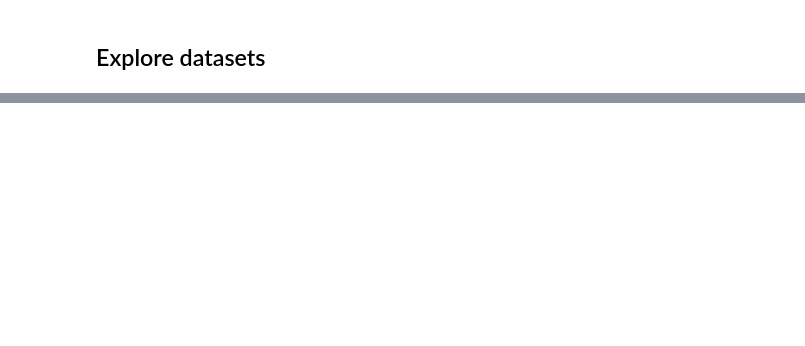
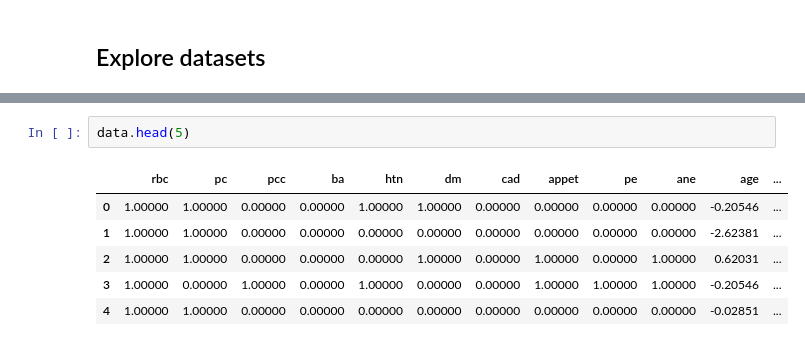
Before and after one commit to ybendou/mini-projet-ml-mce, a Jupyter notebook: explore/explore1.ipynb, the cells around one changed output, grey strips where cells are left out. Saved outputs shown, nothing was run; the diff lists cells and outputs as text; blank space fills up the shorter version.

```diff
--- a/explore/explore1.ipynb
+++ b/explore/explore1.ipynb
@@ -92,0 +77,9 @@ clean_noisy_data(bank_dataset).sample(5)
+# %%
+data.head(5)
+# %% [output]
+|  | rbc | pc | pcc | ba | htn | dm | cad | appet | pe | ane | age | ... |
+| 0 | 1.00000 | 1.00000 | 0.00000 | 0.00000 | 1.00000 | 1.00000 | 0.00000 | 0.00000 | 0.00000 | 0.00000 | -0.20546 | ... |
+| 1 | 1.00000 | 1.00000 | 0.00000 | 0.00000 | 0.00000 | 0.00000 | 0.00000 | 0.00000 | 0.00000 | 0.00000 | -2.62381 | ... |
+| 2 | 1.00000 | 1.00000 | 0.00000 | 0.00000 | 0.00000 | 1.00000 | 0.00000 | 1.00000 | 0.00000 | 1.00000 | 0.62031 | ... |
+| 3 | 1.00000 | 0.00000 | 1.00000 | 0.00000 | 1.00000 | 0.00000 | 0.00000 | 1.00000 | 1.00000 | 1.00000 | -0.20546 | ... |
+| 4 | 1.00000 | 1.00000 | 0.00000 | 0.00000 | 0.00000 | 0.00000 | 0.00000 | 0.00000 | 0.00000 | 0.00000 | -0.02851 | ... |
```
Also changed, not shown: parts of 20 cells of this notebook, 2 other files.
